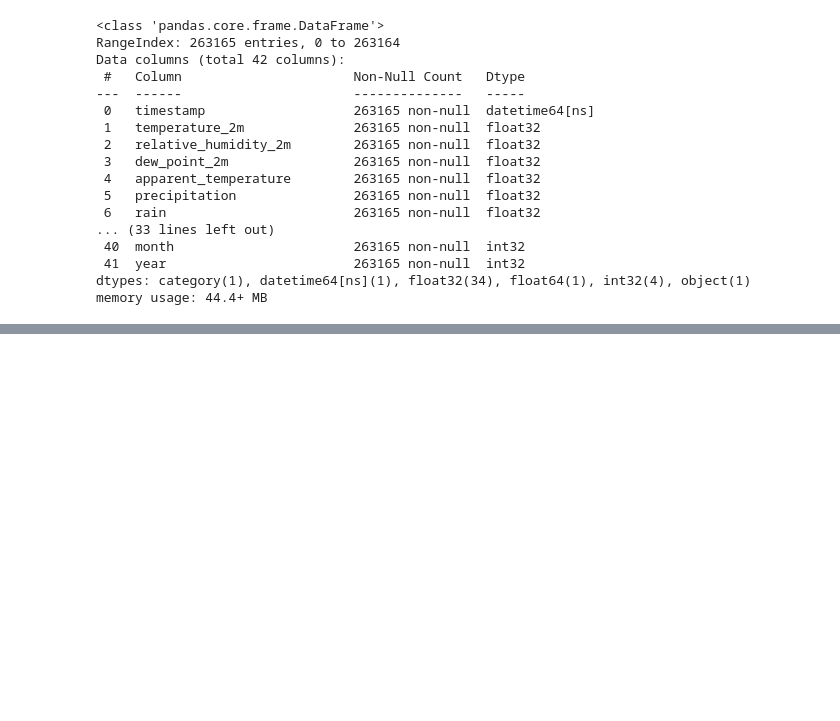
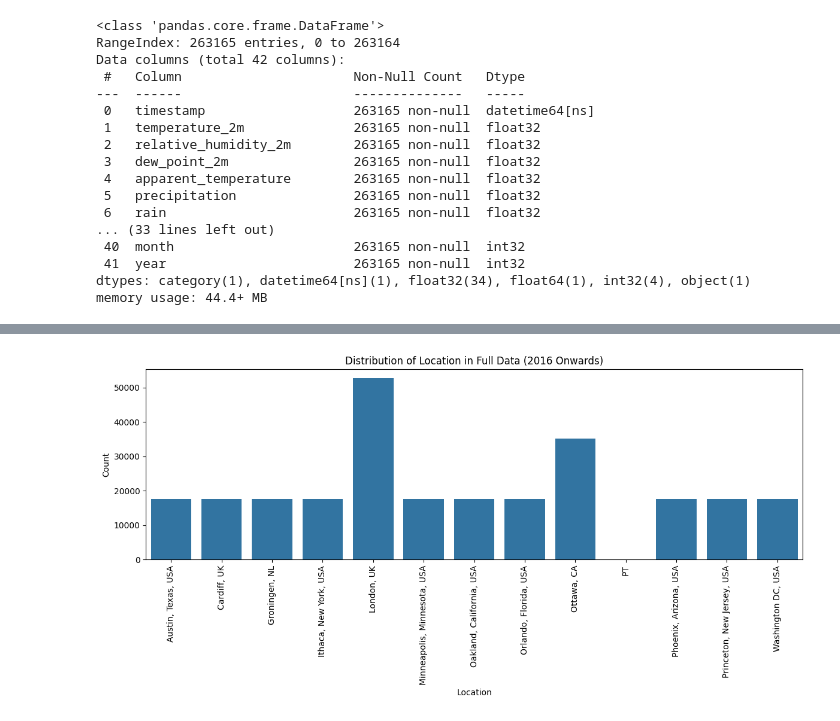
Before and after one commit to AldyG/ElectricityDemandForecasting, a Jupyter notebook: data/initial_data_handling.ipynb, the cells around one changed output, grey strips where cells are left out. Drawn from its saved outputs; the diff is of its cells as text; code cells hidden in the pictures; blank space fills up the shorter version.

```diff
--- a/data/initial_data_handling.ipynb
+++ b/data/initial_data_handling.ipynb
@@ -320,3 +320,7 @@ Data columns (total 42 columns):
  41  year                        263165 non-null  int32
 dtypes: category(1), datetime64[ns](1), float32(34), float64(1), int32(4), object(1)
 memory usage: 44.4+ MB
+# %%
+# read data
+full_data_2016_onwards = pd.read_parquet("full_data_2016_onwards.parquet")
+full_data_2016_onwards.info()
@@ -322,0 +361,12 @@ memory usage: 44.4+ MB
+# %%
+# check distribution of location
+plt.figure(figsize=(12, 6))
+sns.countplot(x="location", data=full_data_2016_onwards)
+plt.title("Distribution of Location in Full Data (2016 Onwards)")
+plt.xlabel("Location")
+plt.ylabel("Count")
+plt.xticks(rotation=90)
+plt.tight_layout()
+plt.show()
+# %% [output]
+[figure, added]
```
Also changed, not shown: parts of 2 cells of this notebook, 1 other file.
